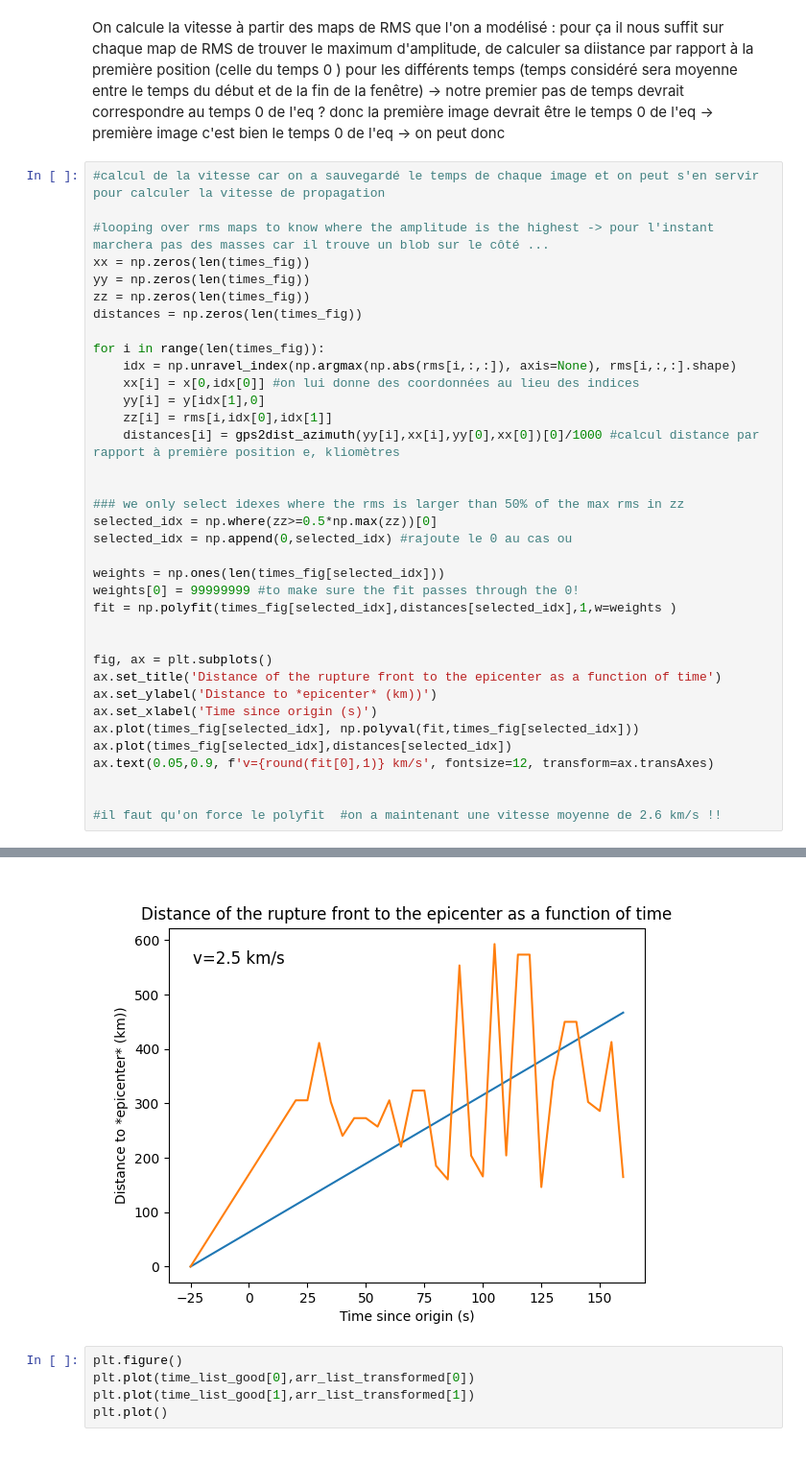
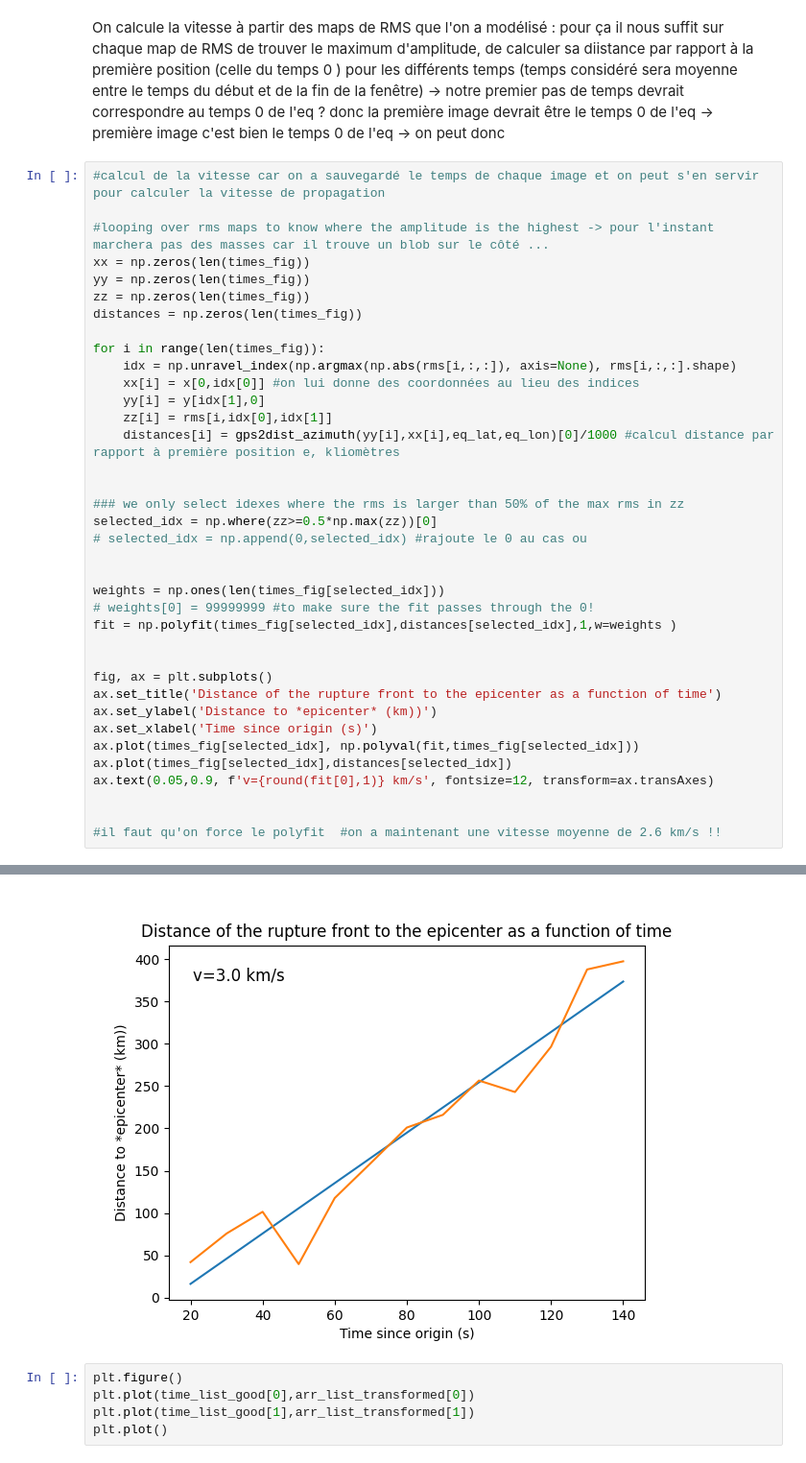
Before and after one commit to Elrondol/doctoral_school, a Jupyter notebook: PROJECT.ipynb, the cells around one changed output, grey strips where cells are left out. Shown at 96% size. Saved outputs shown, nothing was run; the diff lists cells and outputs as text.

```diff
--- a/PROJECT.ipynb
+++ b/PROJECT.ipynb
@@ -530,15 +530,16 @@ for i in range(len(times_fig)):
     xx[i] = x[0,idx[0]] #on lui donne des coordonnées au lieu des indices
     yy[i] = y[idx[1],0]
     zz[i] = rms[i,idx[0],idx[1]]
-    distances[i] = gps2dist_azimuth(yy[i],xx[i],yy[0],xx[0])[0]/1000 #calcul distance par rapport à première position e, kliomètres
+    distances[i] = gps2dist_azimuth(yy[i],xx[i],eq_lat,eq_lon)[0]/1000 #calcul distance par rapport à première position e, kliomètres
 
 
 ### we only select idexes where the rms is larger than 50% of the max rms in zz
 selected_idx = np.where(zz>=0.5*np.max(zz))[0]
-selected_idx = np.append(0,selected_idx) #rajoute le 0 au cas ou
+# selected_idx = np.append(0,selected_idx) #rajoute le 0 au cas ou
+
 
 weights = np.ones(len(times_fig[selected_idx]))
-weights[0] = 99999999 #to make sure the fit passes through the 0!
+# weights[0] = 99999999 #to make sure the fit passes through the 0!
 fit = np.polyfit(times_fig[selected_idx],distances[selected_idx],1,w=weights )
 
 
@@ -557,4 +558,4 @@ Text(0.05, 0.9, 'v=2.5 km/s')
-[figure, old version]
+[figure, new version]
 # %%
 plt.figure()
 plt.plot(time_list_good[0],arr_list_transformed[0])
```
Also changed, not shown: parts of 2 cells of this notebook, 8 other files.
